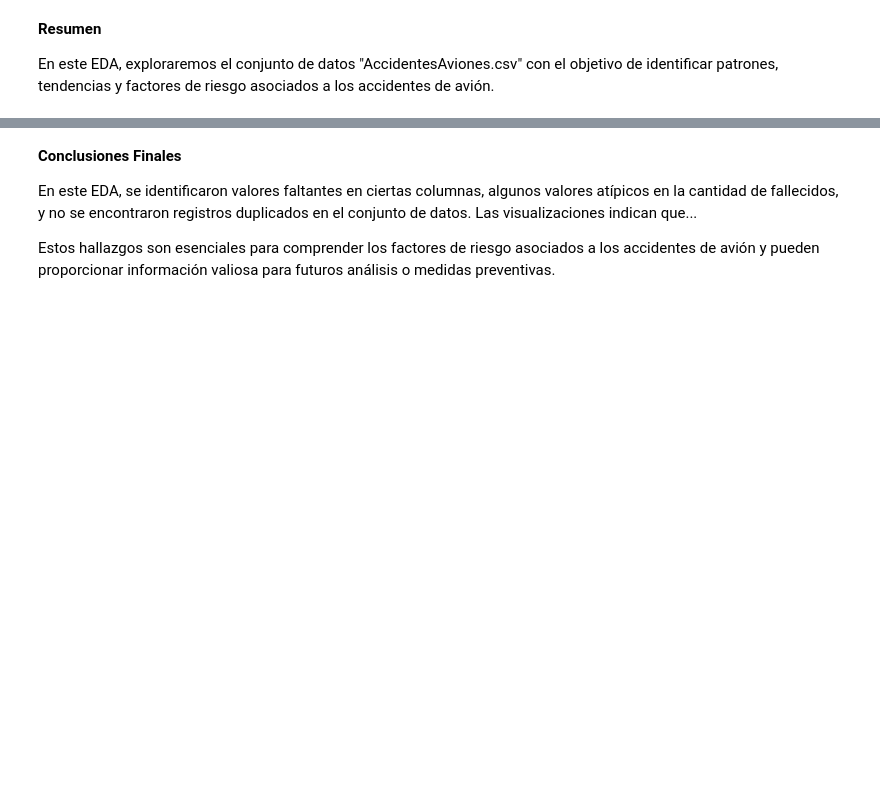
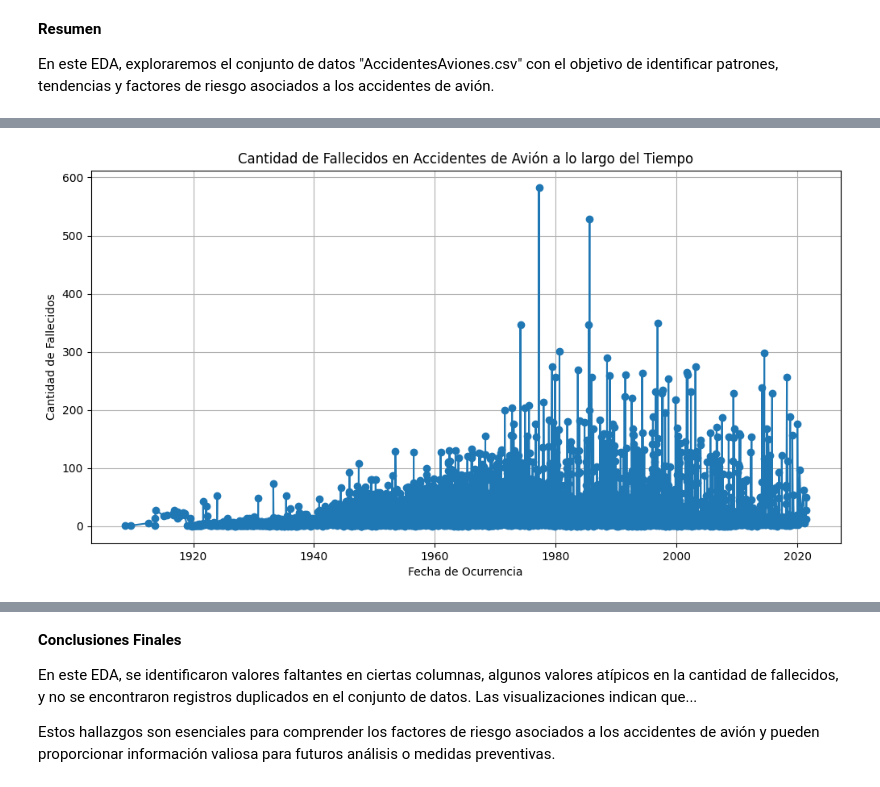
Before and after one commit to 3dbach/Proyecto2_DA, a Jupyter notebook: proyectoDA.ipynb, the cells around one changed output, grey strips where cells are left out. Saved outputs shown, nothing was run; the diff lists cells and outputs as text; code cells hidden in the pictures; blank space fills up the shorter version.

```diff
--- a/proyectoDA.ipynb
+++ b/proyectoDA.ipynb
@@ -154,0 +187,16 @@ KeyError: 'Operador'
+# %%
+df['fecha'] = pd.to_datetime(df['fecha'])
+
+# Se crea un DataFrame que agrupe y sume la cantidad de fallecidos por fecha
+fallecidos_por_fecha = df.groupby('fecha')['cantidad de fallecidos'].sum()
+
+# Aqui se crea un gráfico de serie de tiempo
+plt.figure(figsize=(12, 6))
+plt.plot(fallecidos_por_fecha.index, fallecidos_por_fecha.values, linestyle='-', marker='o')
+plt.title('Cantidad de Fallecidos en Accidentes de Avión a lo largo del Tiempo')
+plt.xlabel('Fecha de Ocurrencia')
+plt.ylabel('Cantidad de Fallecidos')
+plt.grid(True)
+plt.show()
+# %% [output]
+[figure, added]
```
Also changed, not shown: parts of 33 cells of this notebook.
